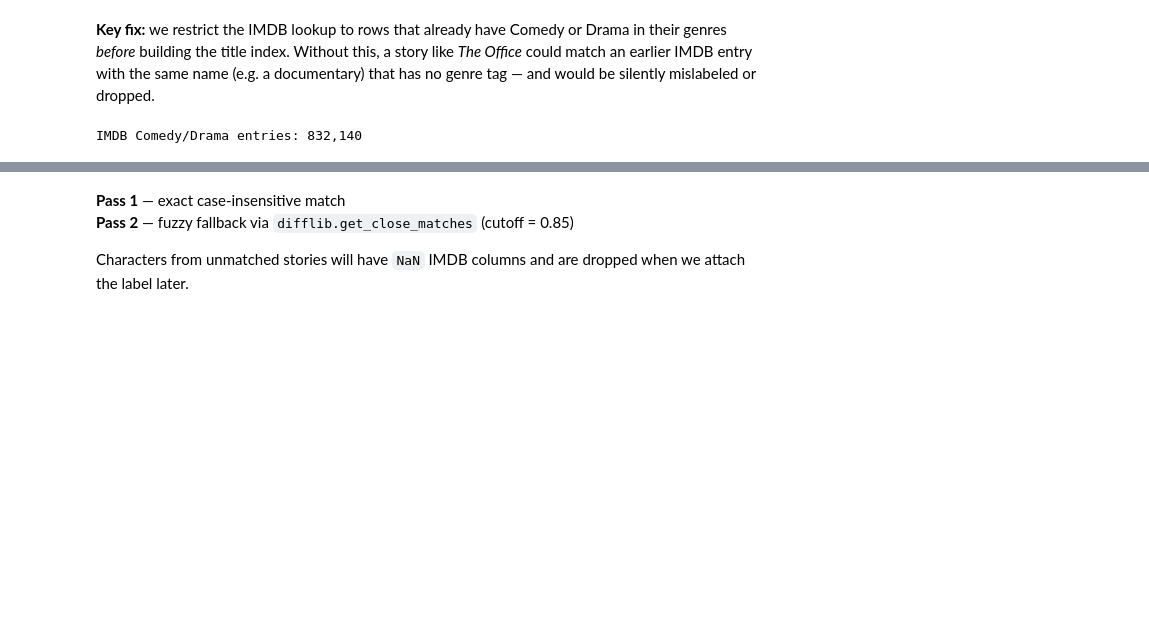
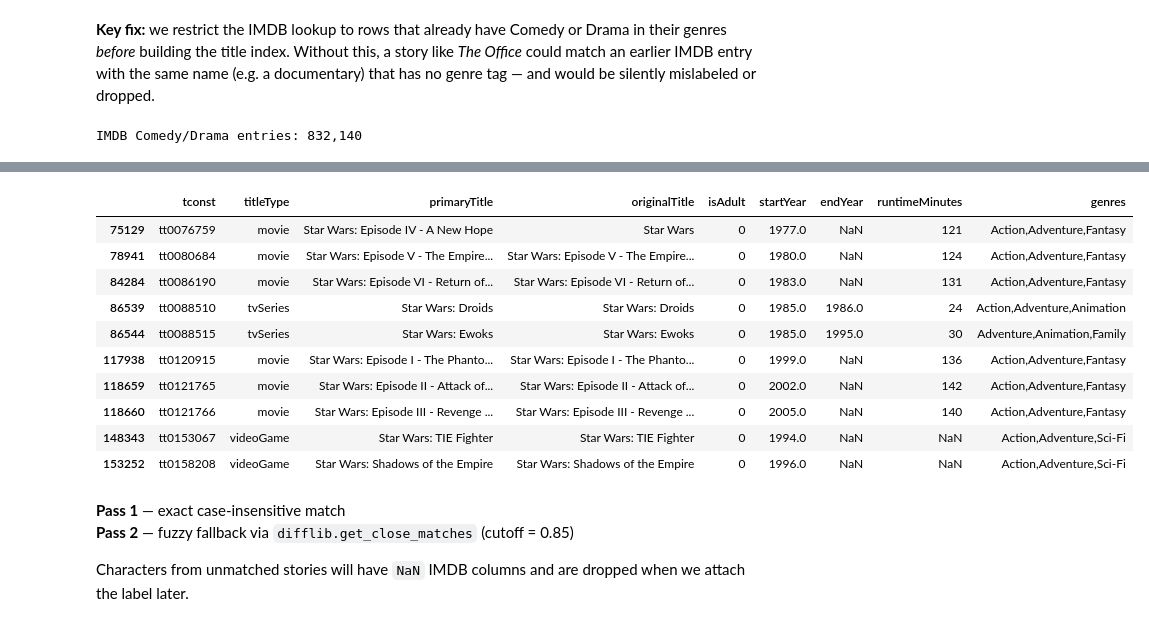
Before and after one commit to lcohenwanis/pocs2-spring2026-genre-from-archetypes, a Jupyter notebook: notebooks/prepare_data.ipynb, the cells around one changed output, grey strips where cells are left out. Saved outputs shown, nothing was run; the diff lists cells and outputs as text; code cells hidden in the pictures; blank space fills up the shorter version.

```diff
--- a/notebooks/prepare_data.ipynb
+++ b/notebooks/prepare_data.ipynb
@@ -82,3 +92,18 @@ imdb_lookup.head()
+# %%
+# making a note of this to add to the to-do list - we are safe to exclude these titles as they do no fall into  comedy/drama genre criteria
+df_imdb[df_imdb['primaryTitle'].str.contains('Star Wars', case=False, na=False)].head(10)
+# %% [output]
+|  | tconst | titleType | primaryTitle | originalTitle | isAdult | startYear | endYear | runtimeMinutes | genres |
+| 75129 | tt0076759 | movie | Star Wars: Episode IV - A New Hope | Star Wars | 0 | 1977.0 | NaN | 121 | Action,Adventure,Fantasy |
+| 78941 | tt0080684 | movie | Star Wars: Episode V - The Empire... | Star Wars: Episode V - The Empire... | 0 | 1980.0 | NaN | 124 | Action,Adventure,Fantasy |
+| 84284 | tt0086190 | movie | Star Wars: Episode VI - Return of... | Star Wars: Episode VI - Return of... | 0 | 1983.0 | NaN | 131 | Action,Adventure,Fantasy |
+| 86539 | tt0088510 | tvSeries | Star Wars: Droids | Star Wars: Droids | 0 | 1985.0 | 1986.0 | 24 | Action,Adventure,Animation |
+| 86544 | tt0088515 | tvSeries | Star Wars: Ewoks | Star Wars: Ewoks | 0 | 1985.0 | 1995.0 | 30 | Adventure,Animation,Family |
+| 117938 | tt0120915 | movie | Star Wars: Episode I - The Phanto... | Star Wars: Episode I - The Phanto... | 0 | 1999.0 | NaN | 136 | Action,Adventure,Fantasy |
+| 118659 | tt0121765 | movie | Star Wars: Episode II - Attack of... | Star Wars: Episode II - Attack of... | 0 | 2002.0 | NaN | 142 | Action,Adventure,Fantasy |
+| 118660 | tt0121766 | movie | Star Wars: Episode III - Revenge ... | Star Wars: Episode III - Revenge ... | 0 | 2005.0 | NaN | 140 | Action,Adventure,Fantasy |
+| 148343 | tt0153067 | videoGame | Star Wars: TIE Fighter | Star Wars: TIE Fighter | 0 | 1994.0 | NaN | NaN | Action,Adventure,Sci-Fi |
+| 153252 | tt0158208 | videoGame | Star Wars: Shadows of the Empire | Star Wars: Shadows of the Empire | 0 | 1996.0 | NaN | NaN | Action,Adventure,Sci-Fi |
 # %% [markdown]
 **Pass 1** — exact case-insensitive match
 **Pass 2** — fuzzy fallback via `difflib.get_close_matches` (cutoff = 0.85)
```
Also changed, not shown: parts of 4 cells of this notebook.
